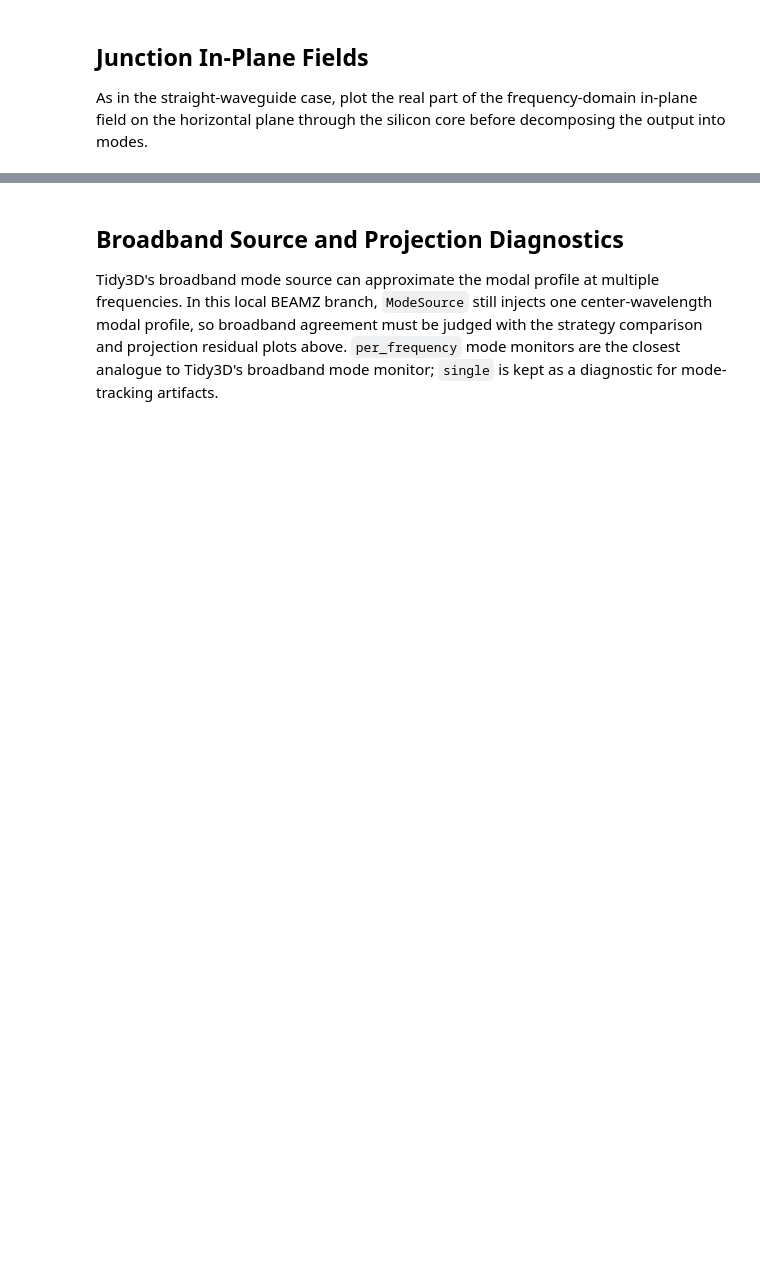
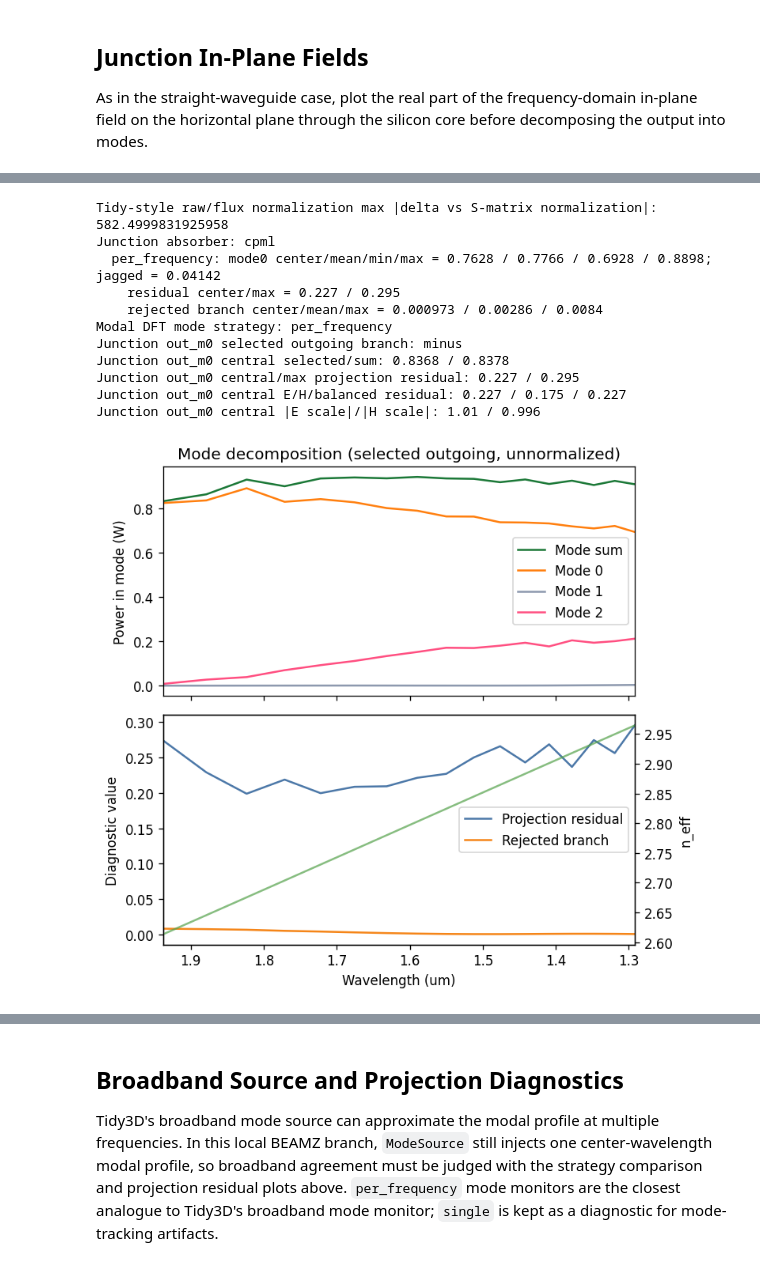
Before and after one commit to beamzorg/beamz-notebooks, a Jupyter notebook: notebooks/modal_sources_monitors.ipynb, the cells around one changed output, grey strips where cells are left out. Saved outputs shown, nothing was run; the diff lists cells and outputs as text; code cells hidden in the pictures; blank space fills up the shorter version.

```diff
--- a/notebooks/modal_sources_monitors.ipynb
+++ b/notebooks/modal_sources_monitors.ipynb
@@ -87,23 +104,26 @@ SOURCE_PROFILE_COMPARISON_STRATEGIES = ("center", "multifrequency")
 # the center-frequency basis. Tidy3D-style broadband mode monitors are closest
 # to the per-frequency solve, while "single" is useful as a tracking diagnostic.
 MODAL_DFT_MODE_STRATEGY = "per_frequency"
-COMPARE_MODAL_DFT_STRATEGIES = True
+COMPARE_MODAL_DFT_STRATEGIES = False
 
-# Simulation box and modal planes. Dimensions are in meters.
-SIM_X = 6.0 * µm
-SIM_Y = 5.0 * µm
-SIM_Z = 4.0 * µm
+# CPML is closer to Tidy3D PML behavior, but is several times slower than the
+# simple sponge absorber in this local 3D implementation. Use "sponge" for
+# fast plotting iterations and "cpml" for cleaner modal diagnostics.
+PML_FORMULATION = "cpml"
+PML_T = 1.75 * µm
+PML_CLEARANCE = 0.5 * µm
+
+# Simulation box and modal planes. Dimensions are in meters. BEAMZ includes
+# the PML in the simulation domain, so keep the original usable interior spans
+# while increasing the absorber thickness.
+SIM_X = 4.0 * µm + 2.0 * (PML_T + PML_CLEARANCE)
+SIM_Y = 3.0 * µm + 2.0 * (PML_T + PML_CLEARANCE)
+SIM_Z = 2.0 * µm + 2.0 * (PML_T + PML_CLEARANCE)
 SUBSTRATE_TOP_Z = 0.5 * SIM_Z
 SUBSTRATE_T = SUBSTRATE_TOP_Z
 WG_Z0 = SUBSTRATE_TOP_Z
 WG_CENTER_Z = WG_Z0 + 0.5 * WG_HEIGHT
 
-# CPML is closer to Tidy3D PML behavior, but is several times slower than the
-# simple sponge absorber in this local 3D implementation. Use "sponge" for
-# fast plotting iterations and "cpml" for cleaner modal diagnostics.
-PML_FORMULATION = "cpml"
-PML_T = 0.5 * µm
-PML_CLEARANCE = 0.5 * µm
 SRC_X = PML_T + PML_CLEARANCE
 SRC_MON_X = SRC_X + 0.25 * µm
 OUT_X = SIM_X - PML_T - PML_CLEARANCE
@@ -916,34 +995,57 @@ if RUN_SIMULATIONS:
 if RUN_SIMULATIONS:
     s_jct = junction_result["s_matrix"]
     jct_forward_power = modal_powers(junction_result)
+    jct_waves = junction_result["diagnostics"]["waves"]
+    jct_forward_power_raw = np.vstack(
+        [np.abs(jct_waves[f"out_m{idx}"]["a_minus"]) ** 2 for idx in range(3)]
+    ).T
 
-    # Straight-guide normalization compensates the frequency dependence of the local source launch.
-    norm = np.maximum(forward_power[:, 0], 1e-18)
-    jct_forward_power_norm = jct_forward_power / norm[:, None]
+    # Match the Tidy3D notebook: raw junction mode-monitor amplitudes normalized by
+    # the straight-waveguide flux monitor, not by the already-normalized S matrix.
+    straight_flux_reference = np.maximum(np.asarray(flux_straight, dtype=float), 1e-18)
+    jct_forward_power_norm = jct_forward_power_raw / straight_flux_reference[:, None]
+    s_matrix_norm = jct_forward_power / np.maximum(forward_power[:, 0], 1e-18)[:, None]
+    print(
+        "Tidy-style raw/flux normalization max |delta vs S-matrix normalization|:",
+        np.nanmax(np.abs(jct_forward_power_norm - s_matrix_norm)),
+    )
     print_strategy_summary(junction_results, "Junction")
     print("Modal DFT mode strategy:", junction_result["diagnostics"].get("mode_strategy"))
     print_monitor_flux_check(junction_result, port="out_m0", label="Junction")
 
     plot_modal_dft_diagnostics(
         junction_result,
         output_ports=modal_output_ports(3),
         title="Mode decomposition (selected outgoing, unnormalized)",
         residual_port="out_m0",
         show=True,
     )
 
     if COMPARE_MODAL_DFT_STRATEGIES:
         plot_strategy_comparison(junction_results, "Junction modal strategy comparison")
         plt.show()
 
     fig, ax = plt.subplots(1, figsize=(6, 4))
     ax.plot(LAMBDAS_UM, np.sum(jct_forward_power_norm, axis=1), color="#1b7837", label="Mode 0 + 1 + 2")
     mode_colors = ["#ff7f0e", "#8d99ae", "#ff4f81"]
     for idx in range(3):
         ax.plot(LAMBDAS_UM, jct_forward_power_norm[:, idx], color=mode_colors[idx], label=f"Mode {idx}")
     ax.set_xlabel("Wavelength (um)")
     ax.set_xlim([LAMBDAS_UM[-1], LAMBDAS_UM[0]])
     ax.set_ylabel("Power in mode (W)")
-    ax.set_title("Mode decomposition (selected outgoing, straight-guide normalized)")
+    ax.set_title("Mode decomposition (+ propagating)")
     ax.legend()
     plt.show()
+# %% [output]
+Tidy-style raw/flux normalization max |delta vs S-matrix normalization|: 582.4999831925958
+Junction absorber: cpml
+  per_frequency: mode0 center/mean/min/max = 0.7628 / 0.7766 / 0.6928 / 0.8898; jagged = 0.04142
+    residual center/max = 0.227 / 0.295
+    rejected branch center/mean/max = 0.000973 / 0.00286 / 0.0084
+Modal DFT mode strategy: per_frequency
+Junction out_m0 selected outgoing branch: minus
+Junction out_m0 central selected/sum: 0.8368 / 0.8378
+Junction out_m0 central/max projection residual: 0.227 / 0.295
+Junction out_m0 central E/H/balanced residual: 0.227 / 0.175 / 0.227
+Junction out_m0 central |E scale|/|H scale|: 1.01 / 0.996
+[figure, added]
```
Also changed, not shown: parts of 14 cells of this notebook.
